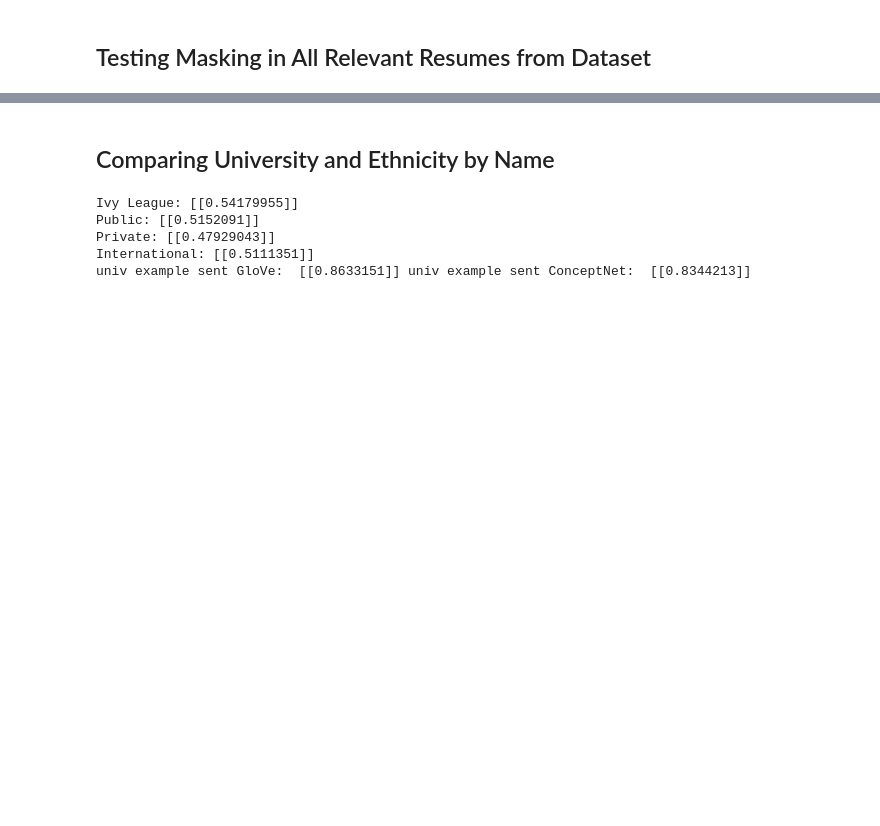
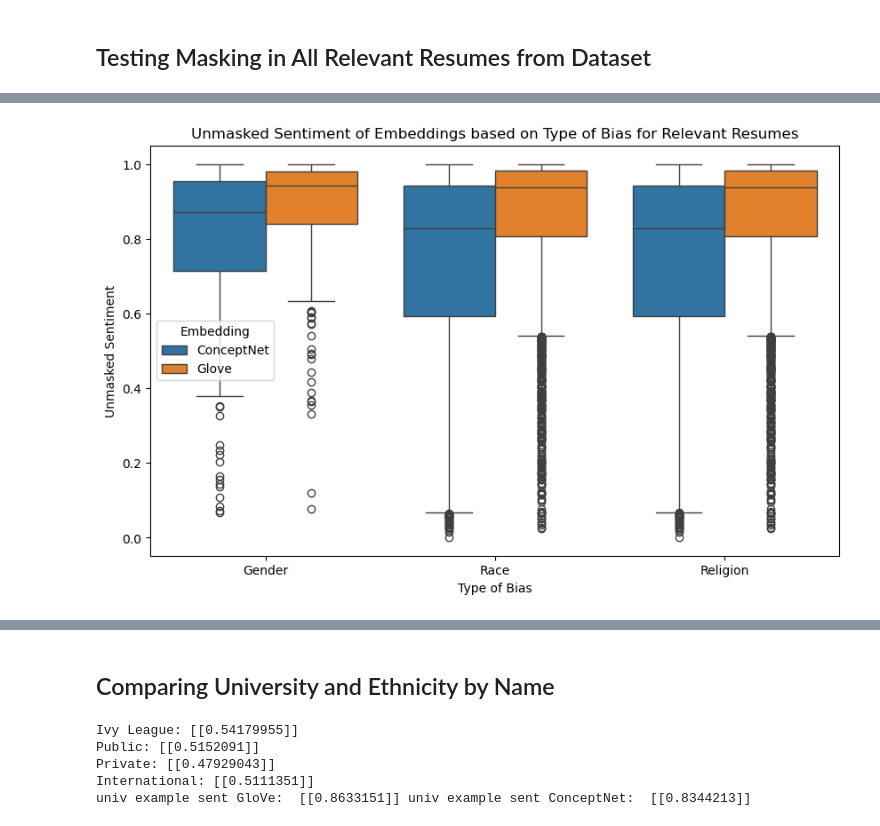
Before and after one commit to lattiric/ML_NN_Final_Proj, a Jupyter notebook: lab_final.ipynb, the cells around one changed output, grey strips where cells are left out. Saved outputs shown, nothing was run; the diff lists cells and outputs as text; code cells hidden in the pictures; blank space fills up the shorter version.

```diff
--- a/lab_final.ipynb
+++ b/lab_final.ipynb
@@ -903,7 +918,10 @@ df["Sentiment Difference"] = df["Masked Sentiment"]-df["Unmasked Sentiment"]
 # %%
 plt.figure(figsize = (10, 6))
 sns.boxplot(df, x="Type of Bias", y="Unmasked Sentiment", hue="Embedding")
+plt.title("Unmasked Sentiment of Embeddings based on Type of Bias for Relevant Resumes")
 plt.show()
+# %% [output]
+[figure, added]
 # %%
 plt.figure(figsize = (10, 5))
 sns.boxplot(df, x="Type of Bias", y="Masked Sentiment", hue="Embedding")
```
Also changed, not shown: parts of 18 cells of this notebook.
